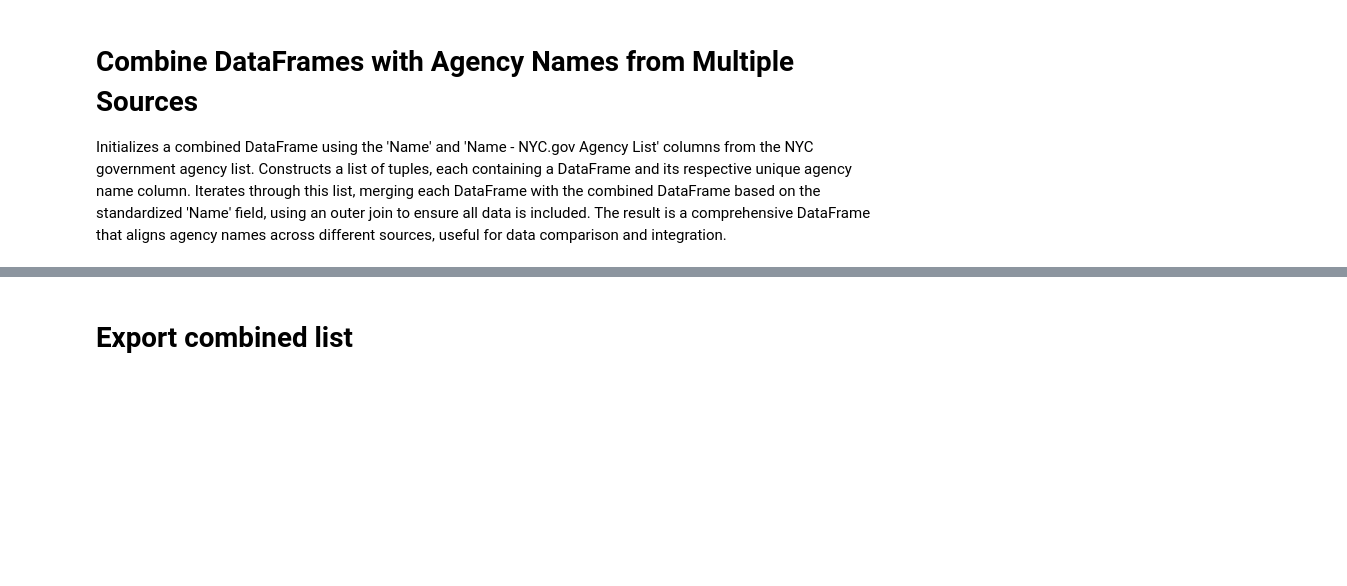
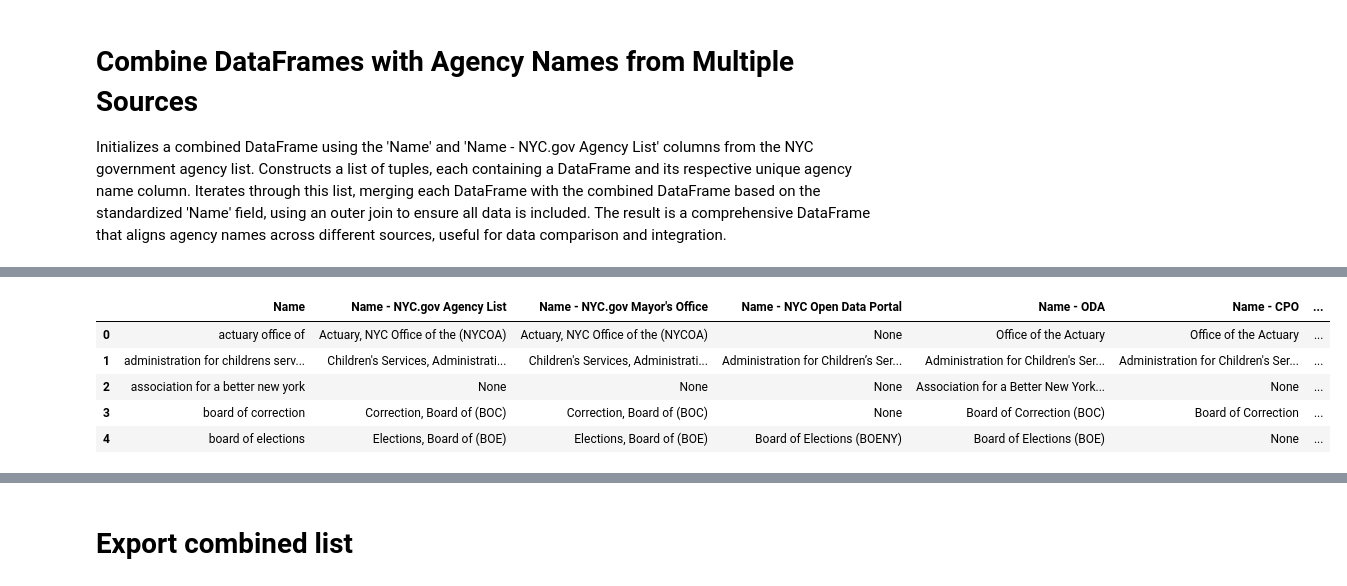
Before and after one commit to MODA-NYC/Agency-Name-Project, a Jupyter notebook: Agency_Name_Project.ipynb, the cells around one changed output, grey strips where cells are left out. Cells and saved outputs as stored; diff of their text form; code cells hidden in the pictures; blank space fills up the shorter version.

```diff
--- a/Agency_Name_Project.ipynb
+++ b/Agency_Name_Project.ipynb
@@ -379,0 +585,10 @@ combined_df.head()
+# %%
+def remove_acronym(name):
+    # Remove the acronym if present
+    return re.sub(r'\s*\([^)]+\)\s*', '', name).strip()
+
+# Apply the function to create a new Name field without acronyms
+combined_df['Name'] = combined_df['Name'].apply(remove_acronym)
+
+# Display the updated DataFrame
+print(combined_df[['Name', 'Acronym']].head())
@@ -379,0 +761,74 @@ combined_df.head()
+# %%
+import pandas as pd
+
+# Load the data
+consolidated_matches_path = '/content/drive/MyDrive/Projects/ODA/Agency Name Project/Output/consolidated_matches.csv'
+consolidated_matches = pd.read_csv(consolidated_matches_path)
+
+# Assuming combined_data exists in your notebook as a dataframe called combined_df
+# combined_df = ...
+
+# Normalize Names
+consolidated_matches['Name_1'] = consolidated_matches['Name_1'].str.lower().str.strip()
+consolidated_matches['Name_2'] = consolidated_matches['Name_2'].str.lower().str.strip()
+combined_df['Name'] = combined_df['Name'].str.lower().str.strip()
+
+# Filter the matches to only include "Match" records
+filtered_matches = consolidated_matches[consolidated_matches['Label'] == 'Match']
+
+# Create a new mapping dictionary from filtered matches
+name_mapping_filtered = pd.Series(filtered_matches['Name_2'].values,
+                                  index=filtered_matches['Name_1']).to_dict()
+
+# Function to remove cycles from the mapping
+def remove_cycles(mapping):
+    resolved_mapping = {}
+    visited = set()
+
+    def resolve(name):
+        path = []
+        while name in mapping and name not in visited:
+            path.append(name)
+            visited.add(name)
+            name = mapping[name]
+        for p in path:
+            resolved_mapping[p] = name
+        return name
+
+    for key in mapping:
+        resolve(key)
+
+    return resolved_mapping
+
+# Remove cycles from the mapping
+resolved_mapping = remove_cycles(name_mapping_filtered)
+
+# Function to map variations to standardized names
+def map_name(name, mapping):
+    return mapping.get(name, name)
+
+# Apply the Mapping directly to the 'Name' field
+combined_df['Name'] = combined_df['Name'].apply(lambda name: map_name(name, resolved_mapping))
+
+# Reapply mapping to ensure consistency
+combined_df['Name'] = combined_df['Name'].apply(lambda name: map_name(name, resolved_mapping))
+
+# Create a new column "Merged Names" to store the list of merged names
+merged_names_dict = combined_df.groupby('Name')['Name'].apply(lambda x: '; '.join(x.unique())).to_dict()
+combined_df['Merged Names'] = combined_df['Name'].map(merged_names_dict)
+
+# Aggregate Data, keeping the first non-null value for each column
+deduplicated_df = combined_df.groupby('Name').first().reset_index()
+
+# Ensure the "Merged Names" column is properly aggregated
+deduplicated_df['Merged Names'] = deduplicated_df['Name'].map(merged_names_dict)
+
+# Display the deduplicated dataframe
+deduplicated_df.head()
+# %% [output]
+|  | Name | Name - NYC.gov Agency List | Name - NYC.gov Mayor's Office | Name - NYC Open Data Portal | Name - ODA | Name - CPO | ... |
+| 0 | actuary office of | Actuary, NYC Office of the (NYCOA) | Actuary, NYC Office of the (NYCOA) | None | Office of the Actuary | Office of the Actuary | ... |
+| 1 | administration for childrens serv... | Children's Services, Administrati... | Children's Services, Administrati... | Administration for Children’s Ser... | Administration for Children's Ser... | Administration for Children's Ser... | ... |
+| 2 | association for a better new york | None | None | None | Association for a Better New York... | None | ... |
+| 3 | board of correction | Correction, Board of (BOC) | Correction, Board of (BOC) | None | Board of Correction (BOC) | Board of Correction | ... |
+| 4 | board of elections | Elections, Board of (BOE) | Elections, Board of (BOE) | Board of Elections (BOENY) | Board of Elections (BOE) | None | ... |
```
Also changed, not shown: parts of 87 cells of this notebook.
